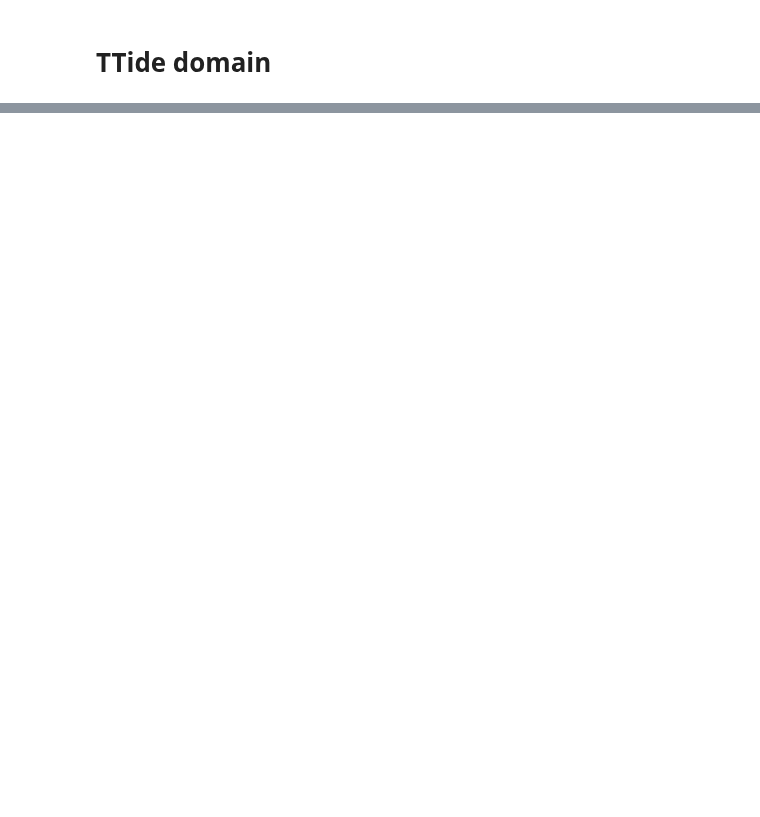
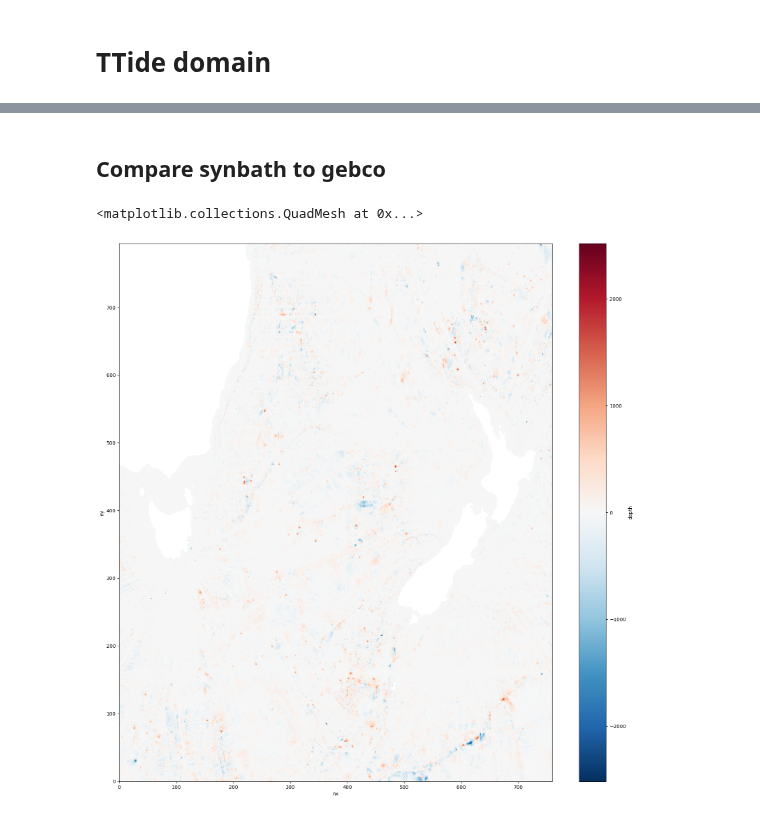
Before and after one commit to ashjbarnes/tasman-tides, a Jupyter notebook: notebooks/setup-expts/blanktides-synbath.ipynb, the cells around one changed output, grey strips where cells are left out. Saved outputs shown, nothing was run; the diff lists cells and outputs as text; code cells hidden in the pictures; blank space fills up the shorter version.

```diff
--- a/notebooks/setup-expts/blanktides-synbath.ipynb
+++ b/notebooks/setup-expts/blanktides-synbath.ipynb
@@ -517,0 +106,12 @@ KeyError: "not all values found in index 'yh'. Try setting the `method` keyword
+# %% [markdown]
+## Compare synbath to gebco
+# %%
+gebco = xr.open_dataset("/g/data/nm03/ab8992/ttide-inputs/default/topog.nc")
+synbath = xr.open_dataset("/g/data/nm03/ab8992/ttide-inputs/synbath/topog.nc")
+
+diff = gebco - synbath
+plt.figure(figsize=(20,20))
+diff.depth.plot()
+# %% [output]
+<matplotlib.collections.QuadMesh at 0x...>
+[figure, added]
```
Also changed, not shown: parts of 33 cells of this notebook.
